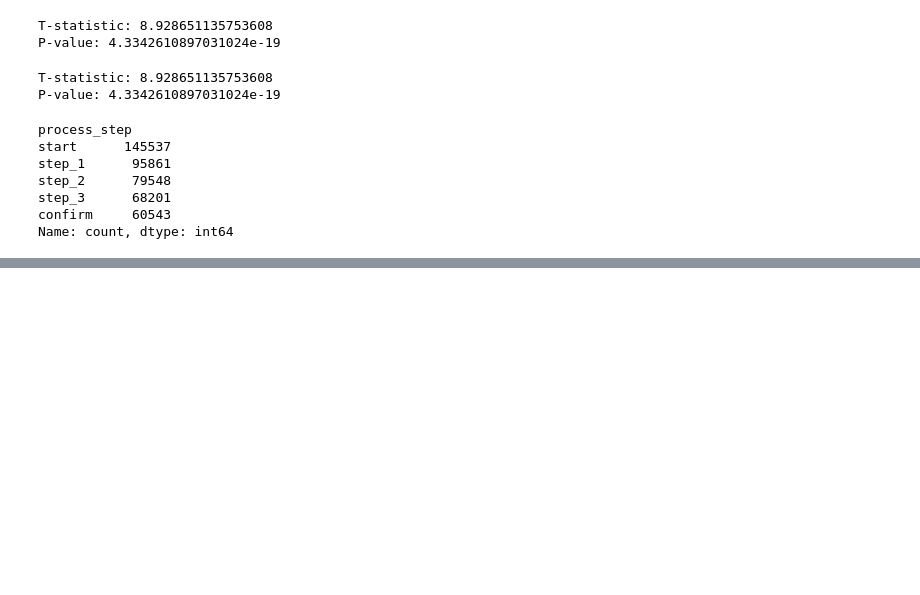
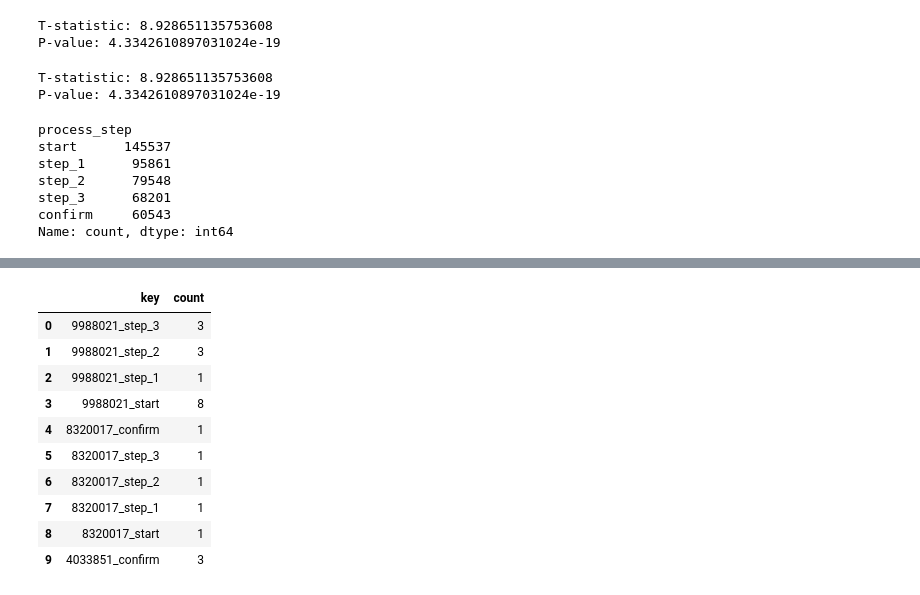
Before and after one commit to pmarquespt/Proj_5_Group_6_pat_gui, a Jupyter notebook: analysis and visualization/2_working data_base.ipynb, the cells around one changed output, grey strips where cells are left out. Cells and saved outputs as stored; diff of their text form; code cells hidden in the pictures; blank space fills up the shorter version.

```diff
--- a/analysis and visualization/2_working data_base.ipynb
+++ b/analysis and visualization/2_working data_base.ipynb
@@ -230,0 +270,14 @@ Name: count, dtype: int64
+# %%
+new_df_steps_count.head(10)
+# %% [output]
+|  | key | count |
+| 0 | 9988021_step_3 | 3 |
+| 1 | 9988021_step_2 | 3 |
+| 2 | 9988021_step_1 | 1 |
+| 3 | 9988021_start | 8 |
+| 4 | 8320017_confirm | 1 |
+| 5 | 8320017_step_3 | 1 |
+| 6 | 8320017_step_2 | 1 |
+| 7 | 8320017_step_1 | 1 |
+| 8 | 8320017_start | 1 |
+| 9 | 4033851_confirm | 3 |
```
Also changed, not shown: parts of 7 cells of this notebook, 2 other files.
